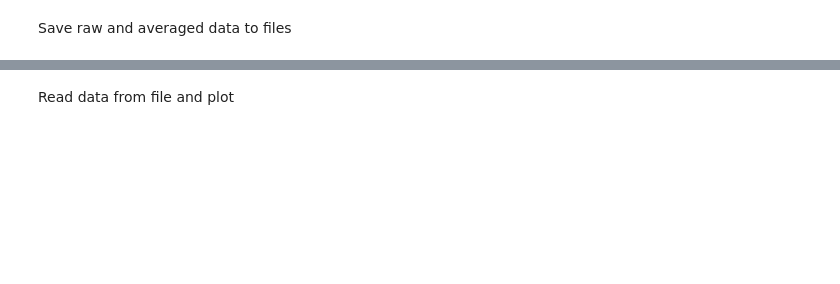
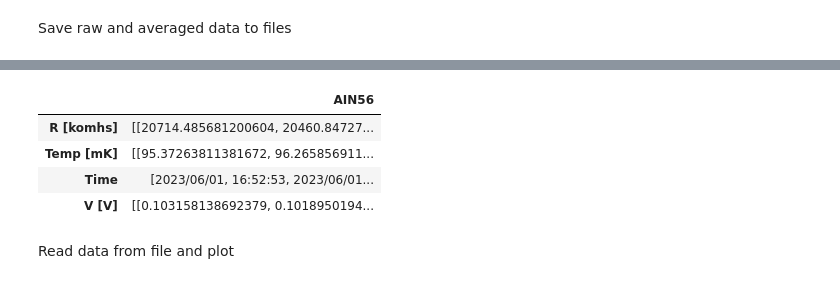
Before and after one commit to AlexManduca/Thermometry, a Jupyter notebook: Cold Thermometry Readout.ipynb, the cells around one changed output, grey strips where cells are left out. Saved outputs shown, nothing was run; the diff lists cells and outputs as text; code cells hidden in the pictures; blank space fills up the shorter version.

```diff
--- a/Cold Thermometry Readout.ipynb
+++ b/Cold Thermometry Readout.ipynb
@@ -149,7 +135,7 @@ ljm.eWriteNames(handle, len(setup_names), setup_names, setup_values)
 
 dictionary = {}
 for n in channel_names:
-    dictionary[n] = {"V [V]":[],"R [omhs]":[],"Temp [mK]":[],"Time":[]}
+    dictionary[n] = {"V [V]":[],"R [komhs]":[],"Temp [mK]":[],"Time":[]}
 
 try:
     # Configure and start stream
@@ -221,6 +207,3 @@ Timed sample rate = 21.359762 samples/second
 Stop Stream
 # %% [markdown]
 Save raw and averaged data to files
-# %%
-for n in files:
-    df = pd.DataFrame(dictionary)
@@ -235,7 +210,9 @@ scan_amount
+# %%
+calibration = 2*(.00249/1000)
 # %%
 for n in channel_names:
-    dictionary[n]["R [omhs]"] = ((np.array(dictionary[n]['V [V]']) / 0.3535) / gain) / I
-    dictionary[n]["Temp [mK]"] = 1000*np.interp(dictionary[n]["R [omhs]"],res_list,temp_list)
+    dictionary[n]["R [komhs]"] = ((np.array(dictionary[n]['V [V]']) / calibration))
+    dictionary[n]["Temp [mK]"] = 1000*np.interp(dictionary[n]["R [komhs]"],res_list,temp_list)
 
 # csv data files
 if os.path.exists('data/%s_data' %(datetime.now().strftime("%Y-%m-%d"))) == False:
@@ -248,29 +225,11 @@ for i in range(len(channel_names)):
 for n in files:
     df = pd.DataFrame(dictionary)#[n[33:]]
     df.to_csv(n, index = False)
-
-# averaged data
-averaged_dictionary = {}
-for n in channel_names:
-    averaged_dictionary[n] = {"V [V]":[],"R [omhs]":[],"Temp [mK]":[],"Time":[]}
-
-for n in channel_names:
-    i = 0
-    while i < scan_amount:
-        averaged_dictionary[n]['V [V]'].append(np.average(df[n]['V [V]'][i]))
-        averaged_dictionary[n]['R [omhs]'].append(np.average(df[n]['R [omhs]'][i]))
-        averaged_dictionary[n]['Temp [mK]'].append(np.average(df[n]['Temp [mK]'][i]))
-        averaged_dictionary[n]['Time'].append(df[n]['Time'][i])
-        i += 1
-
-# averaged csv data files
-if os.path.exists('averaged_data/averaged_%s_data' %(datetime.now().strftime("%Y-%m-%d"))) == False:
-    os.mkdir('averaged_data/averaged_%s_data' %(datetime.now().strftime("%Y-%m-%d")))
-
-files = []
-for i in range(len(channel_names)):
-    files.append('averaged_data/averaged_%s_data' %(datetime.now().strftime("%Y-%m-%d")) + "/thermometer_%s" %channel_names[i])
-
-for n in files:
-    df = pd.DataFrame(averaged_dictionary)
-    df.to_csv(n, index = False)
+# %%
+df
+# %% [output]
+|  | AIN56 |
+| R [komhs] | [[20714.485681200604, 20460.84727... |
+| Temp [mK] | [[95.37263811381672, 96.265856911... |
+| Time | [2023/06/01, 16:52:53, 2023/06/01... |
+| V [V] | [[0.103158138692379, 0.1018950194... |
```
Also changed, not shown: parts of 11 cells of this notebook, 1 other file.
